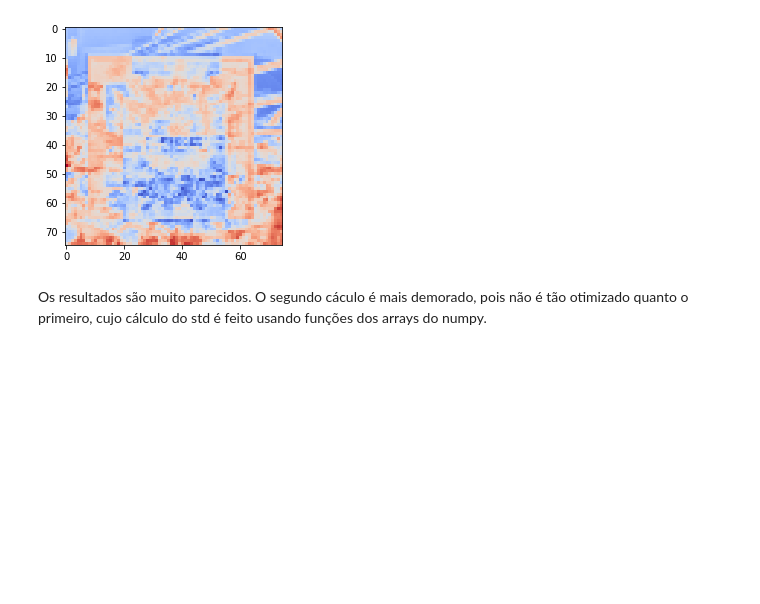
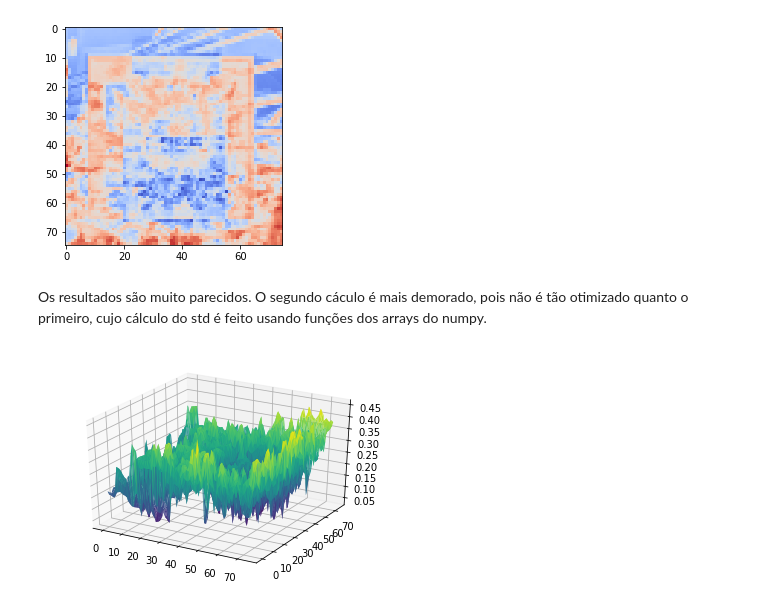
Before and after one commit to CaioMar/AnaliseImagemIsis, a Jupyter notebook: Funções para criar imagens de desvio padrão.ipynb, the cells around one changed output. Saved outputs shown, nothing was run; the diff lists cells and outputs as text; code cells hidden in the pictures; blank space fills up the shorter version.

```diff
--- a/Funções para criar imagens de desvio padrão.ipynb
+++ b/Funções para criar imagens de desvio padrão.ipynb
@@ -11,10 +16,12 @@ os.chdir(filepath)
 O código na célula abaixo lê todos os arquivos de imagem .bmp em escala de cinza no diretório escolhido e cria um tensor de 3 dimensões (armazenado na variável imgfiles), no qual a primeira dimensão representa a imagem e a segunda e terceira dimensões são os pixels da imagem selecionada.
 # %%
 imgfileslist = glob.glob('*.bmp')
-imgfiles = []
-for img in imgfileslist:
-    imgfiles += [io.imread(img, as_gray=True)]
-imgfiles = np.array(imgfiles)
+def createImgFileTensor(imgfllist):
+    imgfilest = []
+    for img in imgfllist:
+        imgfilest += [io.imread(img, as_gray=True)]
+    return np.array(imgfilest)
+imgfiles = createImgFileTensor(np.array(imgfileslist))
 # %% [markdown]
 As duas células abaixo são um teste. Na primeira calculamos o desvio padrão direto do primeiro subparalelepipedo de base quadrada de lado 8 e altura 4 (numero de imagens na pasta). Na segunda célula, calculamos primeiro a média dos pixels no subquadrado de cada imagem e depois calculamos o desvio padrão do array de dimensão quatro onde cada elemento é média previamente calculada. Valores parecidos mas não iguais. Posteriormente definimos duas funções similares cuja única diferença são essas duas formas de calcular os desvio padrão dos subparalelepipedos.
 # %%
@@ -44,12 +52,13 @@ def createSquareStdImg(imgTensor, sqImgPxlLength, subSqLength):
             stdImage[i//subSqLength,j//subSqLength] = imgTensor[:,i:i+subSqLength,j:j+subSqLength].std()
     return stdImage
 # %%
+@jit(nopython=True)
 def createSquareStdImg2(imgTensor, sqImgPxlLength, subSqLength):
     finalSqStdImgLength = sqImgPxlLength//subSqLength
     stdImage = np.zeros((finalSqStdImgLength,finalSqStdImgLength))
     for i in range(0,sqImgPxlLength,subSqLength):
         for j in range(0, sqImgPxlLength, subSqLength):
-            stdImage[i//subSqLength,j//subSqLength] = np.array([imgTensor[l,i:i+subSqLength,j:j+subSqLength].mean() for l,_ in enumerate(imgTensor)]).std()
+            stdImage[i//subSqLength,j//subSqLength] = np.array([imgTensor[l,i:i+subSqLength,j:j+subSqLength].mean() for l in range(imgTensor.shape[0])]).std()
     return stdImage
 # %% [markdown]
 Por fim, temos os resultados visuais da imagem com desvios padrão. A primeira foi obtida a partir do cáculo direto do StD e a segunda foi obtida com o método de dois passos (cálculo da média e depois do StD).
@@ -72,3 +81,13 @@ Os resultados são muito parecidos. O segundo cáculo é mais demorado, pois nã
 # %%
 io.imsave('./../method1.bmp', stdImg)
 io.imsave('./../method2.bmp', stdImg2)
+# %%
+imgdf = pd.DataFrame(stdImg2)
+df=imgdf.unstack().reset_index()
+df.columns=["X","Y","Z"]
+fig = plt.figure()
+ax = fig.gca(projection='3d')
+ax.plot_trisurf(df['Y'], df['X'], df['Z'], cmap=plt.cm.viridis, linewidth=0.2)
+plt.show()
+# %% [output]
+[figure, added]
```
Also changed, not shown: parts of 4 cells of this notebook.
